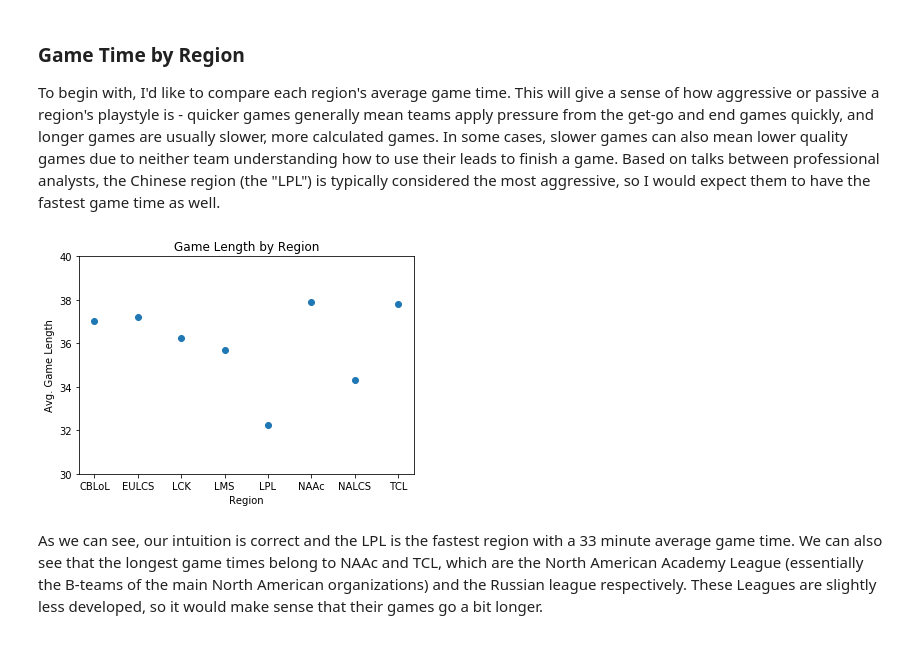
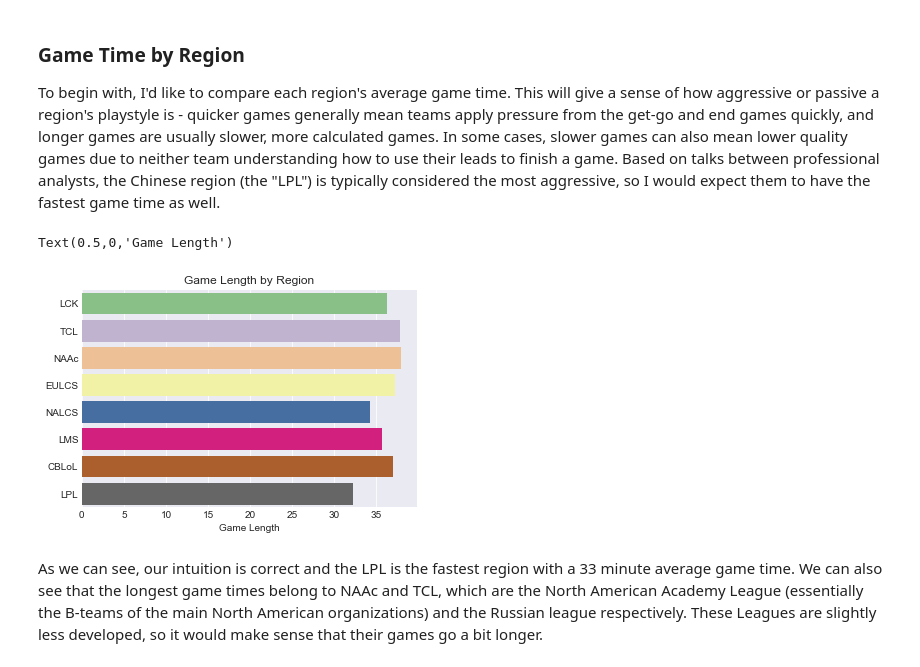
Before and after one commit to vanadgir/Springboard-Data-Science-Career-Track, a Jupyter notebook: 7.2 Apply Data Storytelling/Capstone1_DataStory.ipynb, the cells around one changed output. Cells and saved outputs as stored; diff of their text form; code cells hidden in the pictures.

```diff
--- a/7.2 Apply Data Storytelling/Capstone1_DataStory.ipynb
+++ b/7.2 Apply Data Storytelling/Capstone1_DataStory.ipynb
@@ -18,26 +18,26 @@ To begin with, I'd like to compare each region's average game time. This will gi
 # %%
 # import packages
 import pandas as pd
 import matplotlib.pyplot as plt
+import seaborn as sns
 import csv
 
 # read in csv
 loldf = pd.read_csv('loldata.csv')
 
 # plot the game length by the region
 group = 'league'
 var = 'gamelength'
 
 group_mean = loldf.groupby(group)[var].mean()
 
-plt.scatter(loldf[group].unique(), group_mean)
-plt.ylim(30,40)
+sns.set_style('darkgrid')
+sns.barplot(x=group_mean, y=loldf[group].unique(), data=loldf, orient='h', palette='Accent')
 plt.title('Game Length by Region')
-plt.xlabel('Region')
-plt.ylabel('Avg. Game Length')
-plt.show()
+plt.xlabel('Game Length')
 # %% [output]
+Text(0.5,0,'Game Length')
-[figure, old version]
+[figure, new version]
 # %% [markdown]
  As we can see, our intuition is correct and the LPL is the fastest region with a 33 minute average game time. We can also see that the longest game times belong to NAAc and TCL, which are the North American Academy League (essentially the B-teams of the main North American organizations) and the Russian league respectively. These Leagues are slightly less developed, so it would make sense that their games go a bit longer.
 # %% [markdown]
```
Also changed, not shown: parts of 3 cells of this notebook.
